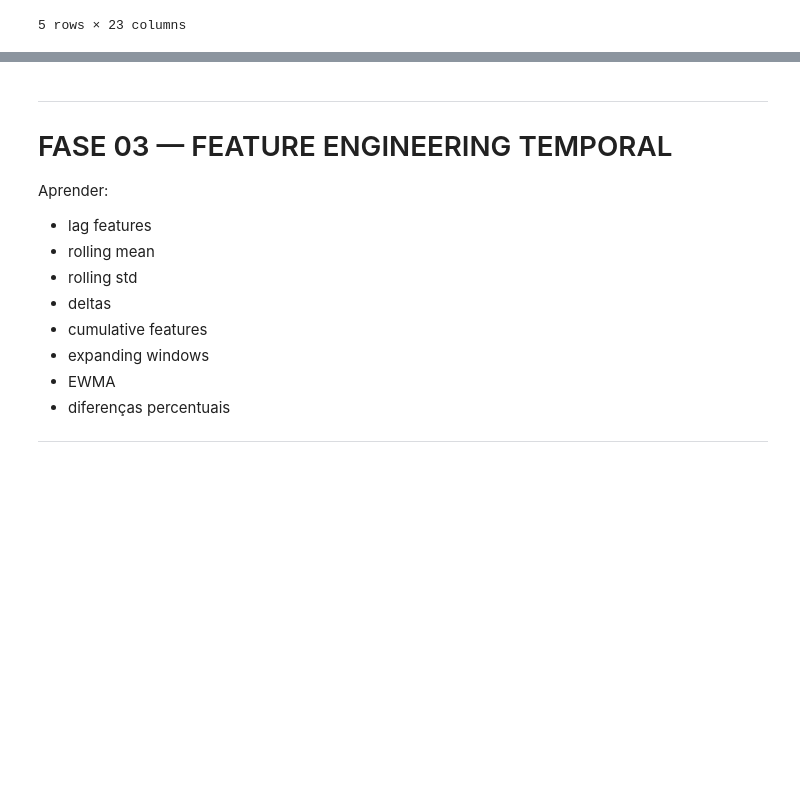
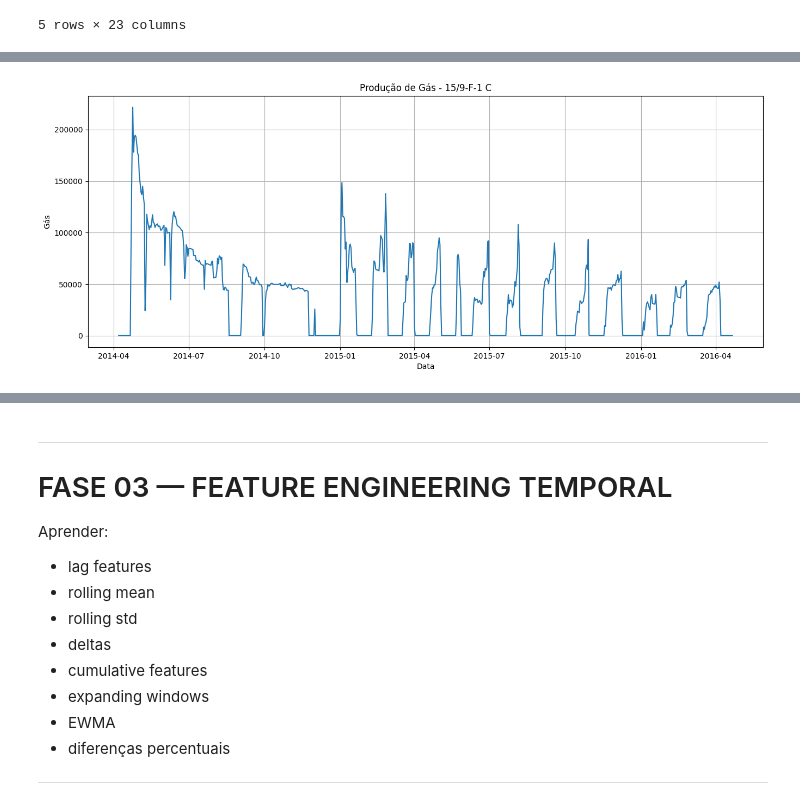
Before and after one commit to marcusvbrangel/production-surveillance, a Jupyter notebook: production_surveillance.ipynb, the cells around one changed output, grey strips where cells are left out. Drawn from its saved outputs; the diff is of its cells as text; code cells hidden in the pictures; blank space fills up the shorter version.

```diff
--- a/production_surveillance.ipynb
+++ b/production_surveillance.ipynb
@@ -561,0 +619,22 @@ df_well.head()
+# %%
+# ============================================================
+# PRODUCAO DE GÁS AO LONGO DO TEMPO
+# ============================================================
+
+plt.figure(figsize=(16,6))
+
+plt.plot(
+    df_well.index,
+    df_well["BORE_GAS_VOL"]
+)
+
+plt.title(f"Produção de Gás - {well_name}")
+
+plt.xlabel("Data")
+plt.ylabel("Gás")
+
+plt.grid(True)
+
+plt.show()
+# %% [output]
+[figure, added]
```
Also changed, not shown: parts of 8 cells of this notebook.
